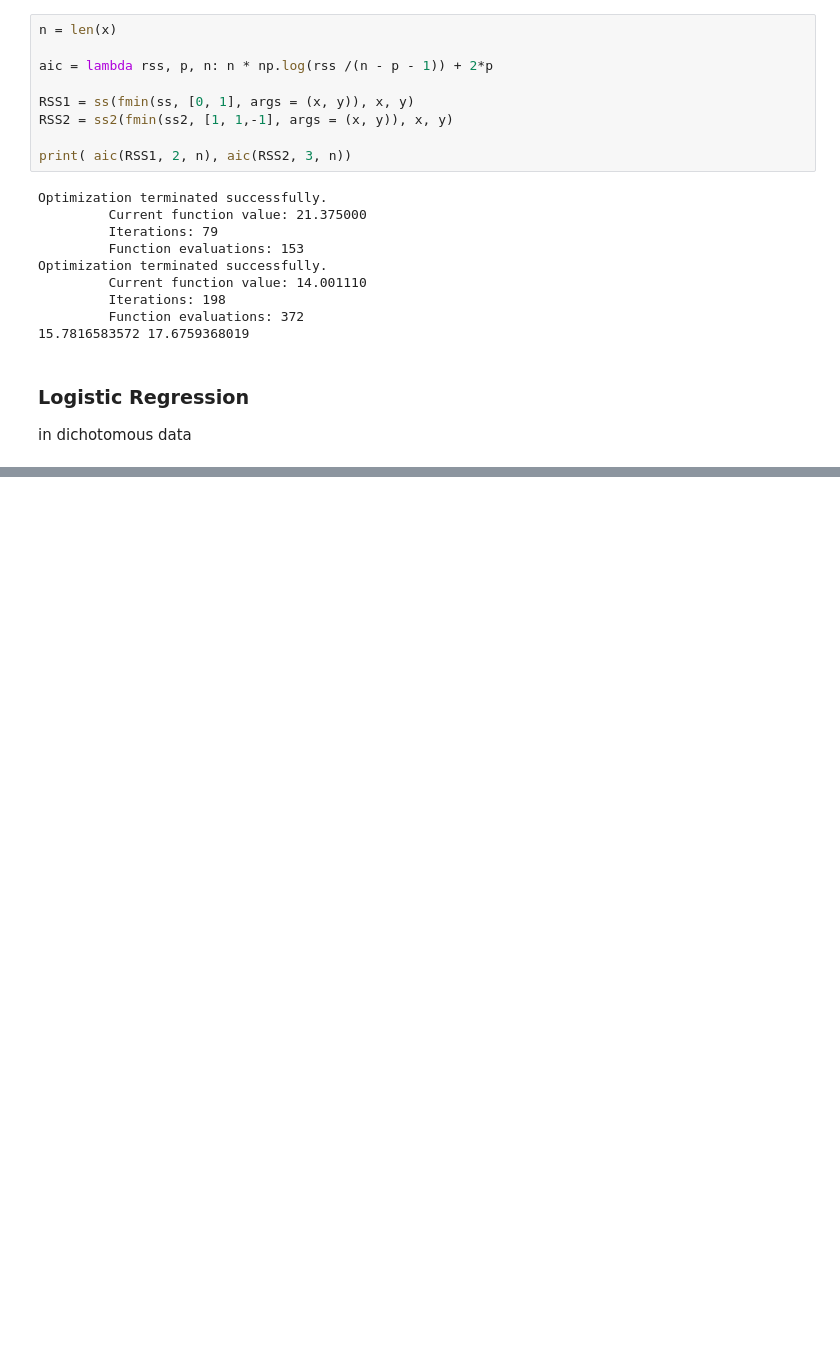
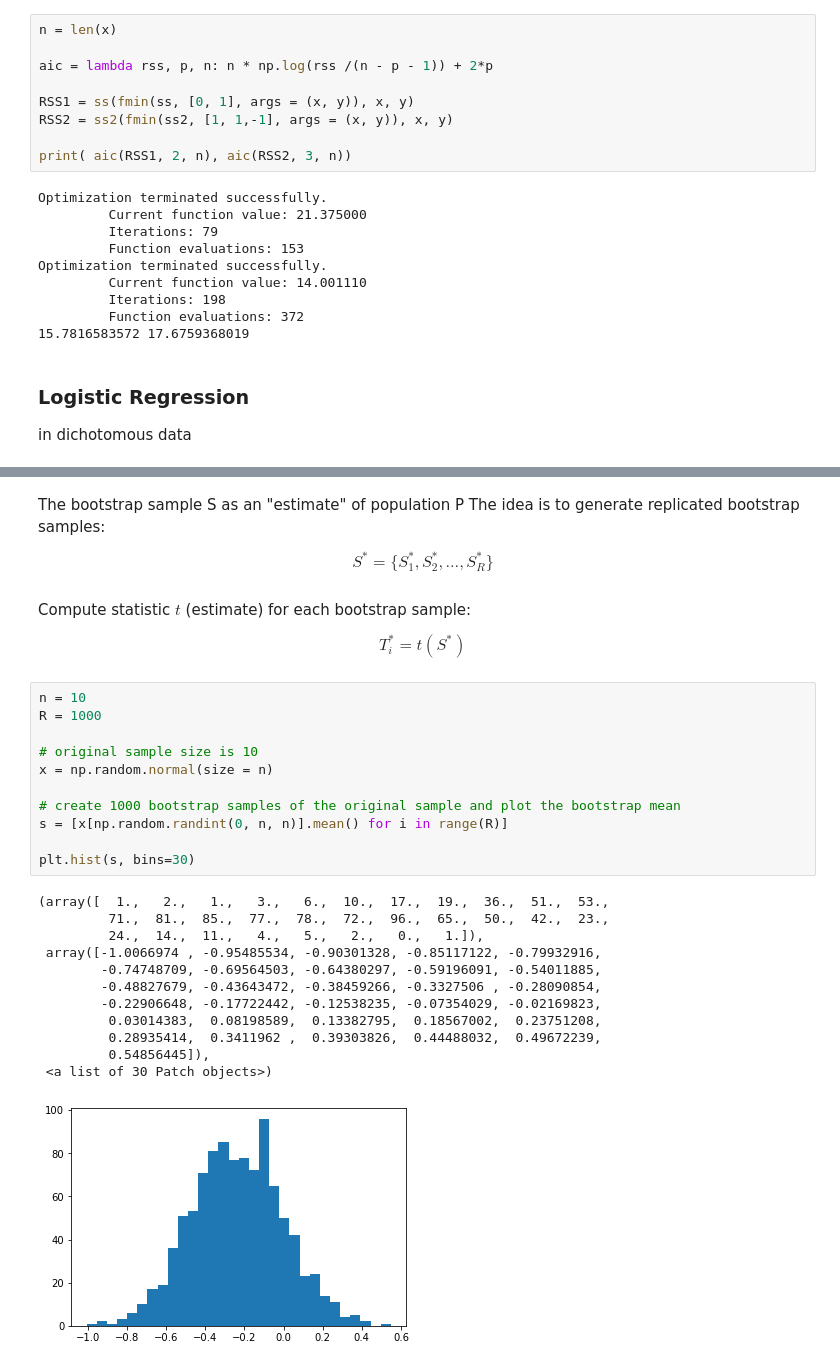
Before and after one commit to yueying-teng/STAT, a Jupyter notebook: statistical model.ipynb, the cells around one changed output, grey strips where cells are left out. Saved outputs shown, nothing was run; the diff lists cells and outputs as text; blank space fills up the shorter version.

```diff
--- a/statistical model.ipynb
+++ b/statistical model.ipynb
@@ -675,0 +850,37 @@ ImportError: No module named 'xlrd'
+# %% [markdown]
+The bootstrap sample S as an "estimate" of population P
+The idea is to generate replicated bootstrap samples:
+
+<div style="font-size: 100%;">
+$$S^* = \{S_1^*, S_2^*, \ldots, S_R^*\}$$
+</div>
+# %% [markdown]
+Compute statistic $t$ (estimate) for each bootstrap sample:
+
+<div style="font-size: 100%;">
+$$T_i^* = t(S^*)$$
+</div>
+# %%
+n = 10
+R = 1000
+
+# original sample size is 10
+x = np.random.normal(size = n)
+
+# create 1000 bootstrap samples of the original sample and plot the bootstrap mean
+s = [x[np.random.randint(0, n, n)].mean() for i in range(R)]
+
+plt.hist(s, bins=30)
+# %% [output]
+(array([  1.,   2.,   1.,   3.,   6.,  10.,  17.,  19.,  36.,  51.,  53.,
+         71.,  81.,  85.,  77.,  78.,  72.,  96.,  65.,  50.,  42.,  23.,
+         24.,  14.,  11.,   4.,   5.,   2.,   0.,   1.]),
+ array([-1.0066974 , -0.95485534, -0.90301328, -0.85117122, -0.79932916,
+        -0.74748709, -0.69564503, -0.64380297, -0.59196091, -0.54011885,
+        -0.48827679, -0.43643472, -0.38459266, -0.3327506 , -0.28090854,
+        -0.22906648, -0.17722442, -0.12538235, -0.07354029, -0.02169823,
+         0.03014383,  0.08198589,  0.13382795,  0.18567002,  0.23751208,
+         0.28935414,  0.3411962 ,  0.39303826,  0.44488032,  0.49672239,
+         0.54856445]),
+ <a list of 30 Patch objects>)
+[figure, added]
```
Also changed, not shown: parts of 30 cells of this notebook.
